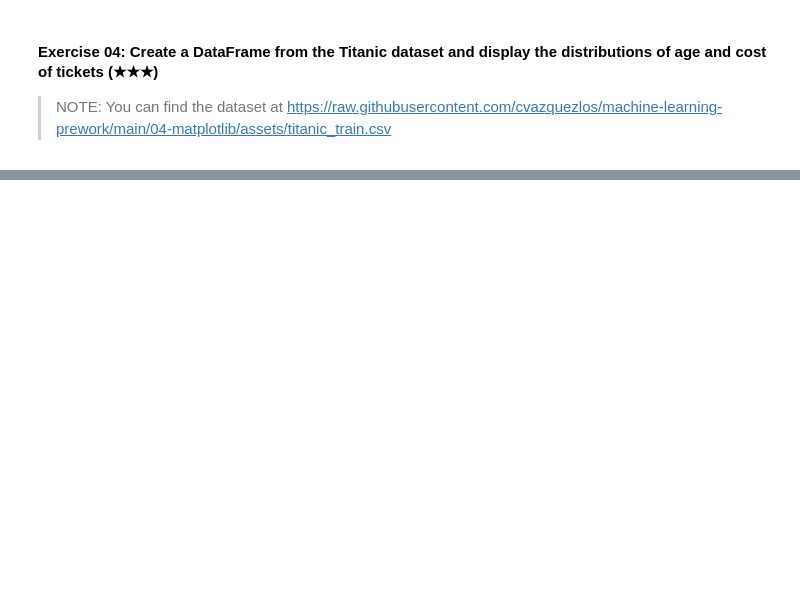
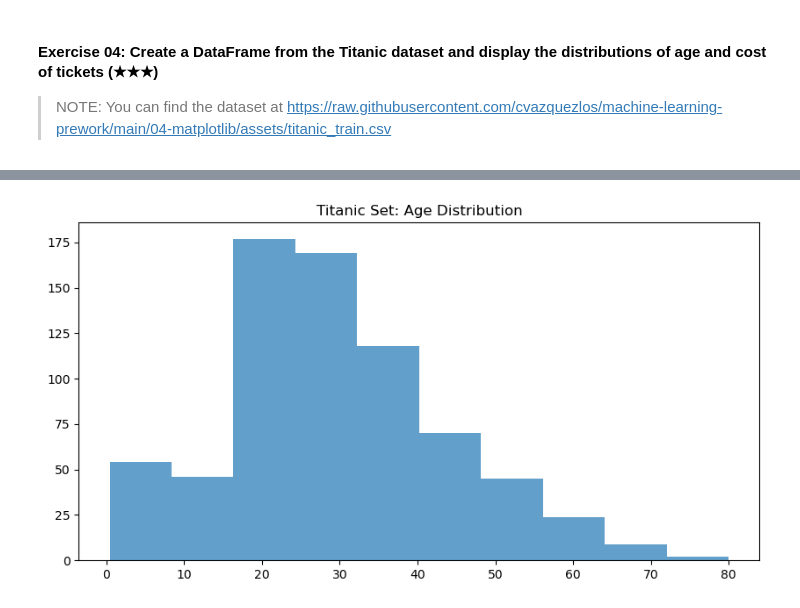
Before and after one commit to jilemp/4GA, a Jupyter notebook: 04-matplotlib/04.1-Intro-to-Matplotlib.ipynb, the cells around one changed output, grey strips where cells are left out. Saved outputs shown, nothing was run; the diff lists cells and outputs as text; code cells hidden in the pictures; blank space fills up the shorter version.

```diff
--- a/04-matplotlib/04.1-Intro-to-Matplotlib.ipynb
+++ b/04-matplotlib/04.1-Intro-to-Matplotlib.ipynb
@@ -127,3 +162,7 @@ plt.show()
 #### Exercise 04: Create a DataFrame from the Titanic dataset and display the distributions of age and cost of tickets (★★★)
 
 > NOTE: You can find the dataset at https://raw.githubusercontent.com/cvazquezlos/machine-learning-prework/main/04-matplotlib/assets/titanic_train.csv
+# %%
+df = pd.read_csv("https://raw.githubusercontent.com/cvazquezlos/machine-learning-prework/main/04-matplotlib/assets/titanic_train.csv")
+
+print(df.info())
@@ -129,0 +190,8 @@ plt.show()
+# %%
+plt.figure(figsize=(10,5))
+plt.hist(df["Age"], bins = 10, alpha = 0.7)
+plt.title("Titanic Set: Age Distribution")
+
+plt.show()
+# %% [output]
+[figure, added]
```
Also changed, not shown: parts of 5 cells of this notebook.
